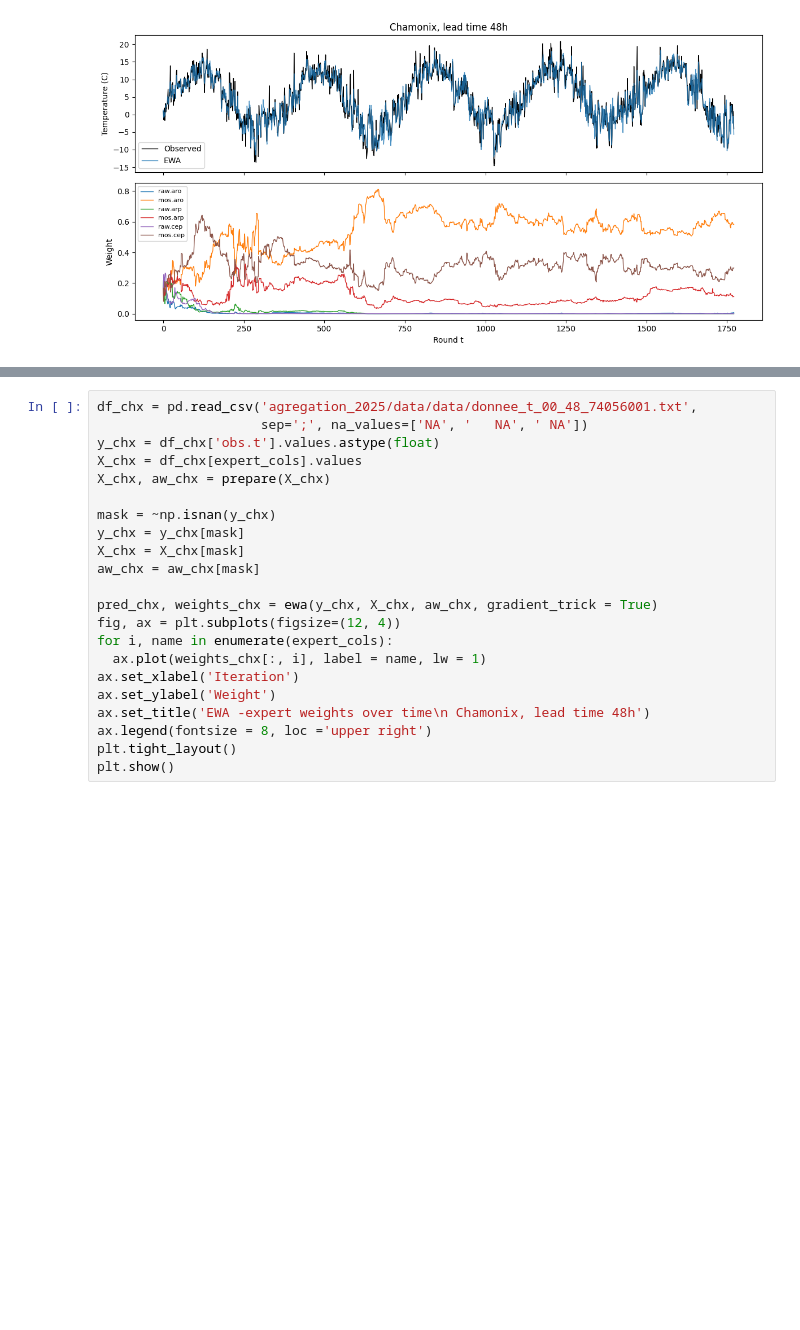
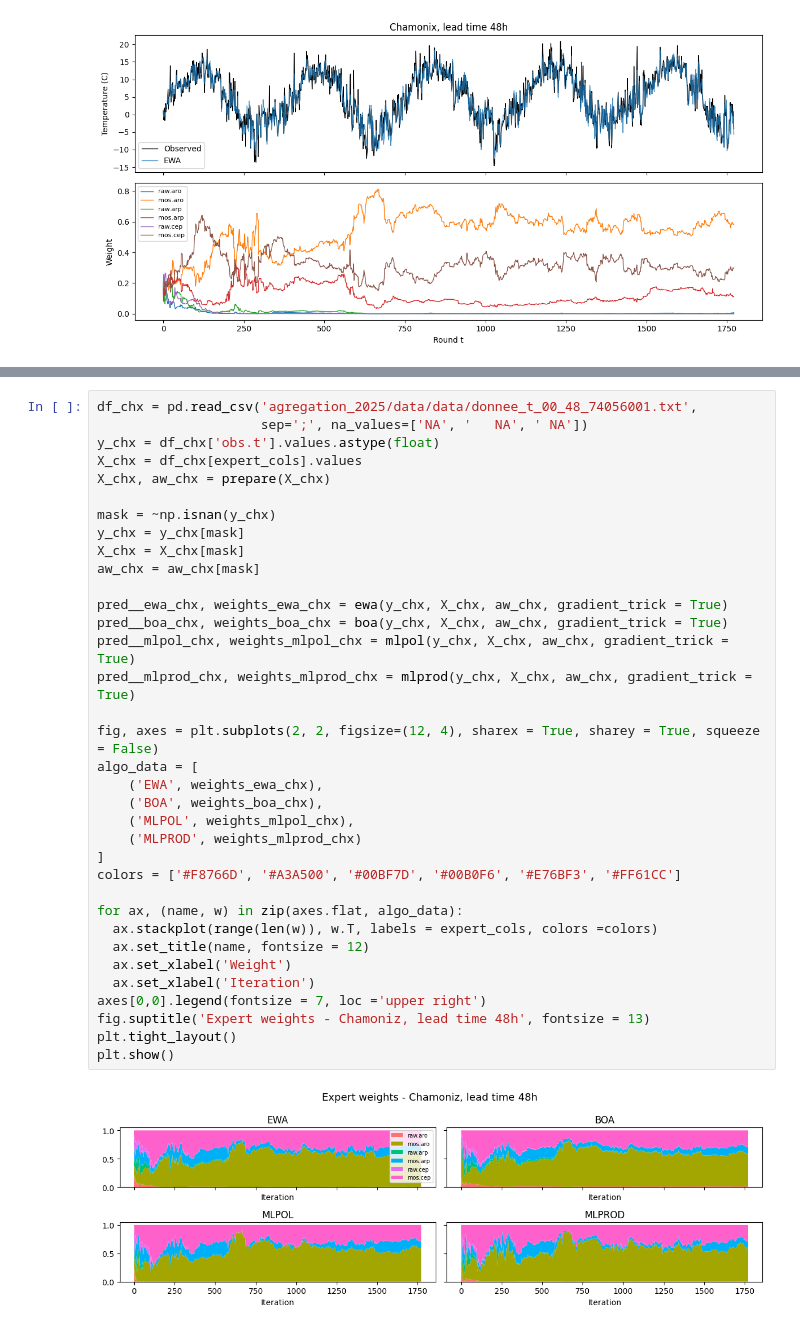
Before and after one commit to shivanshi-09/weather_modelling, a Jupyter notebook: expert_aggregator.ipynb, the cells around one changed output, grey strips where cells are left out. Drawn from its saved outputs; the diff is of its cells as text; blank space fills up the shorter version.

Commit message:
Added MLprod and MLpol

```diff
--- a/expert_aggregator.ipynb
+++ b/expert_aggregator.ipynb
@@ -204,22 +269,37 @@ BOA avg RMSE across all files: 1.1948
 # %%
 df_chx = pd.read_csv('agregation_2025/data/data/donnee_t_00_48_74056001.txt',
                      sep=';', na_values=['NA', '   NA', ' NA'])
 y_chx = df_chx['obs.t'].values.astype(float)
 X_chx = df_chx[expert_cols].values
 X_chx, aw_chx = prepare(X_chx)
 
 mask = ~np.isnan(y_chx)
 y_chx = y_chx[mask]
 X_chx = X_chx[mask]
 aw_chx = aw_chx[mask]
 
-pred_chx, weights_chx = ewa(y_chx, X_chx, aw_chx, gradient_trick = True)
-fig, ax = plt.subplots(figsize=(12, 4))
-for i, name in enumerate(expert_cols):
-  ax.plot(weights_chx[:, i], label = name, lw = 1)
-ax.set_xlabel('Iteration')
-ax.set_ylabel('Weight')
-ax.set_title('EWA -expert weights over time\n Chamonix, lead time 48h')
-ax.legend(fontsize = 8, loc ='upper right')
+pred__ewa_chx, weights_ewa_chx = ewa(y_chx, X_chx, aw_chx, gradient_trick = True)
+pred__boa_chx, weights_boa_chx = boa(y_chx, X_chx, aw_chx, gradient_trick = True)
+pred__mlpol_chx, weights_mlpol_chx = mlpol(y_chx, X_chx, aw_chx, gradient_trick = True)
+pred__mlprod_chx, weights_mlprod_chx = mlprod(y_chx, X_chx, aw_chx, gradient_trick = True)
+
+fig, axes = plt.subplots(2, 2, figsize=(12, 4), sharex = True, sharey = True, squeeze = False)
+algo_data = [
+    ('EWA', weights_ewa_chx),
+    ('BOA', weights_boa_chx),
+    ('MLPOL', weights_mlpol_chx),
+    ('MLPROD', weights_mlprod_chx)
+]
+colors = ['#F8766D', '#A3A500', '#00BF7D', '#00B0F6', '#E76BF3', '#FF61CC']
+
+for ax, (name, w) in zip(axes.flat, algo_data):
+  ax.stackplot(range(len(w)), w.T, labels = expert_cols, colors =colors)
+  ax.set_title(name, fontsize = 12)
+  ax.set_xlabel('Weight')
+  ax.set_xlabel('Iteration')
+axes[0,0].legend(fontsize = 7, loc ='upper right')
+fig.suptitle('Expert weights - Chamoniz, lead time 48h', fontsize = 13)
 plt.tight_layout()
 plt.show()
+# %% [output]
+[figure, added]
```
Also changed, not shown: parts of 6 cells of this notebook.
